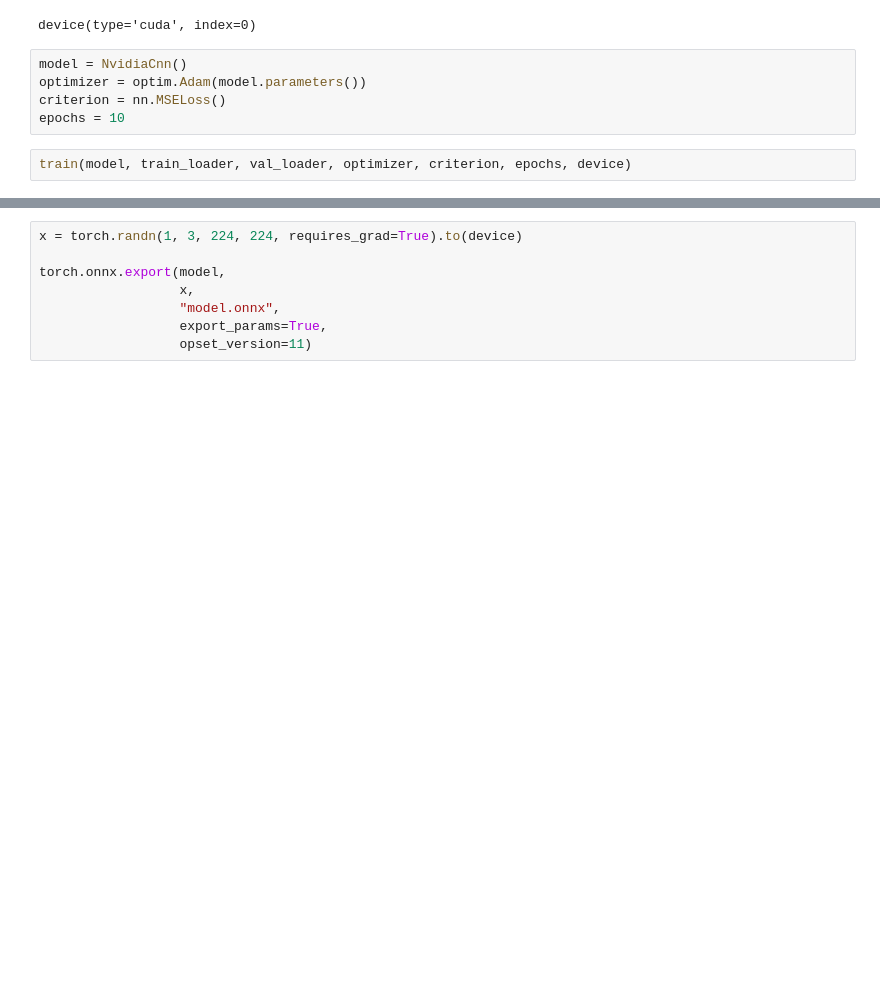
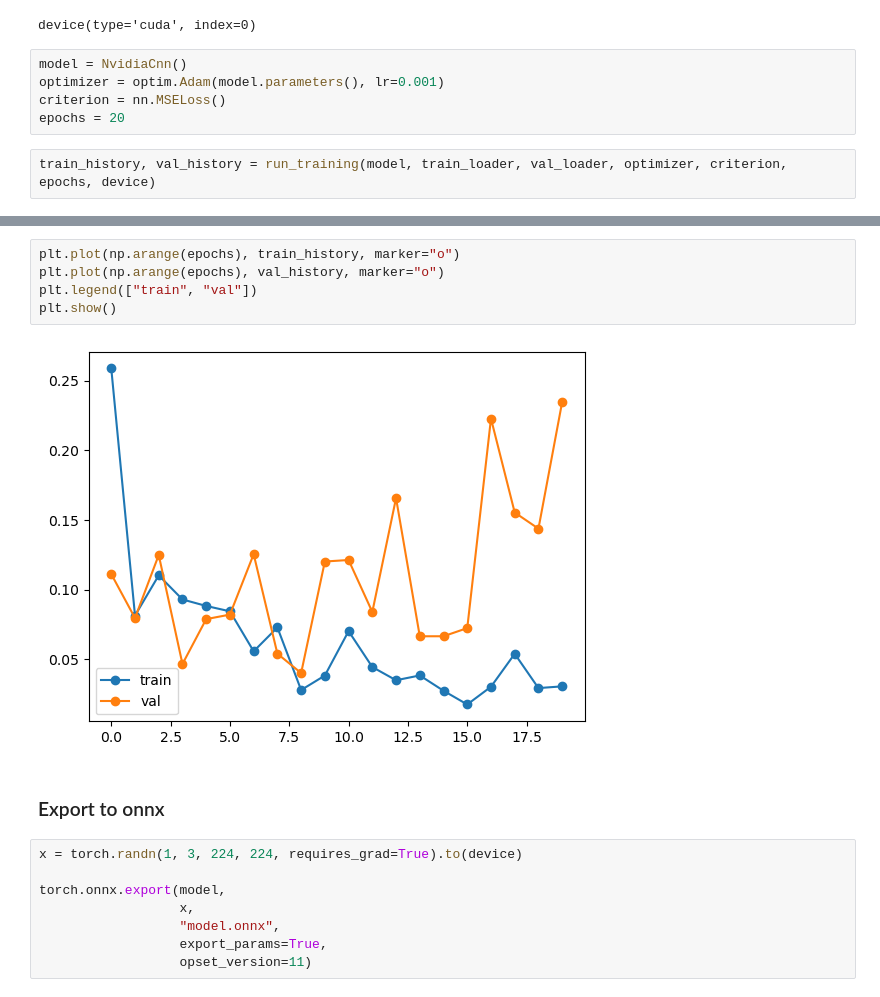
Before and after one commit to zuzg/autonomous-jetbot, a Jupyter notebook: run_nvidia_cnn.ipynb, the cells around one changed output, grey strips where cells are left out. Cells and saved outputs as stored; diff of their text form; blank space fills up the shorter version.

```diff
--- a/run_nvidia_cnn.ipynb
+++ b/run_nvidia_cnn.ipynb
@@ -36,8 +38,8 @@ device
 device(type='cuda', index=0)
 # %%
 model = NvidiaCnn()
-optimizer = optim.Adam(model.parameters())
+optimizer = optim.Adam(model.parameters(), lr=0.001)
 criterion = nn.MSELoss()
-epochs = 10
+epochs = 20
 # %%
-train(model, train_loader, val_loader, optimizer, criterion, epochs, device)
+train_history, val_history = run_training(model, train_loader, val_loader, optimizer, criterion, epochs, device)
@@ -44,3 +60,12 @@ train(model, train_loader, val_loader, optimizer, criterion, epochs, device)
+# %%
+plt.plot(np.arange(epochs), train_history, marker="o")
+plt.plot(np.arange(epochs), val_history, marker="o")
+plt.legend(["train", "val"])
+plt.show()
+# %% [output]
+[figure, added]
+# %% [markdown]
+### Export to onnx
 # %%
 x = torch.randn(1, 3, 224, 224, requires_grad=True).to(device)
 
```
Also changed, not shown: parts of 4 cells of this notebook, 1 other file.
